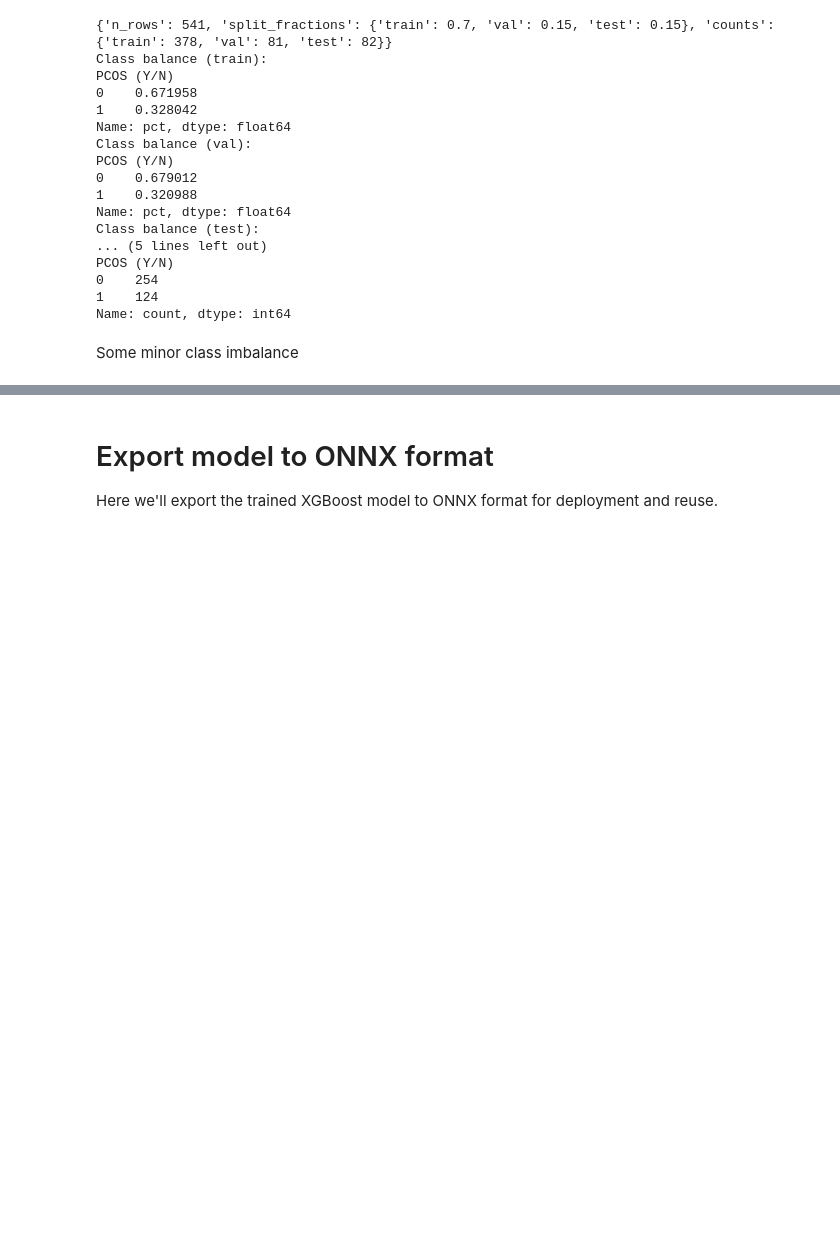
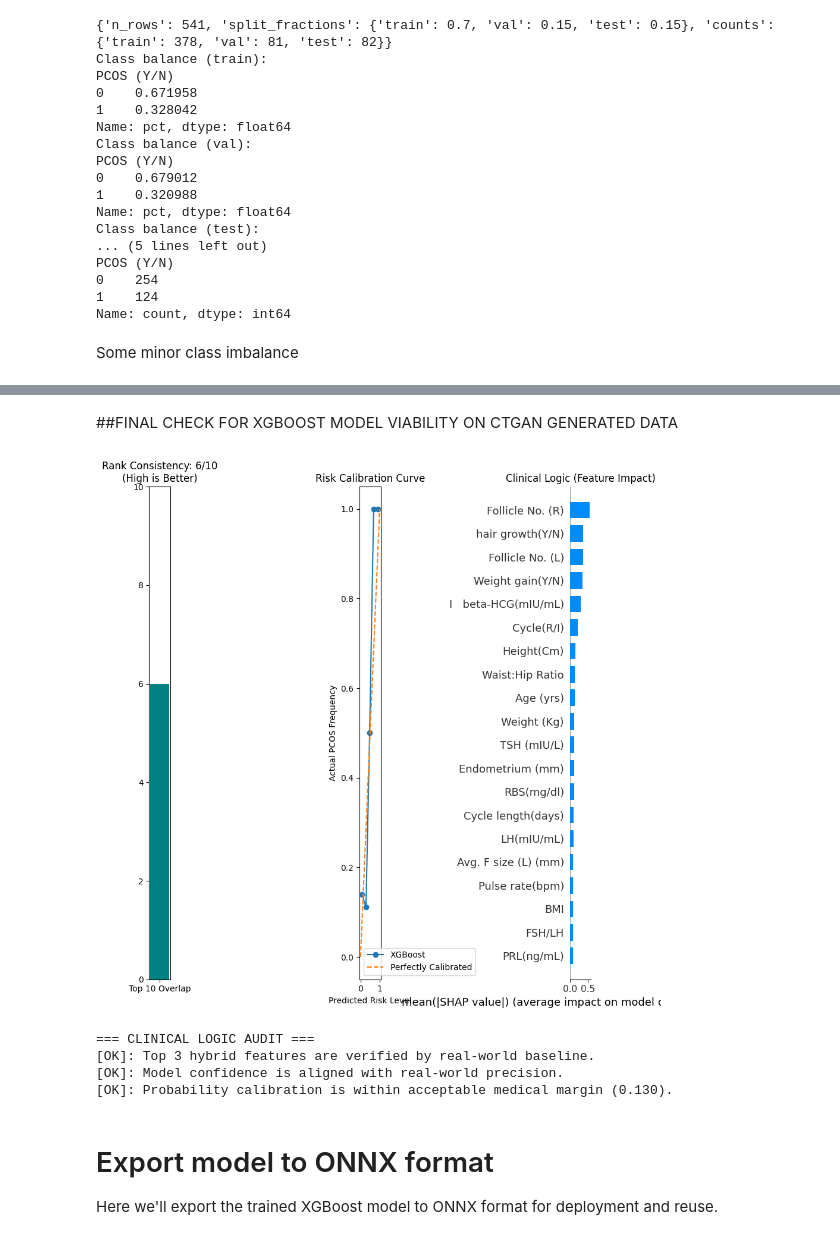
Before and after one commit to Xerass/PCOS_ML, a Jupyter notebook: TabularModel/tabularmodel.ipynb, the cells around one changed output, grey strips where cells are left out. Cells and saved outputs as stored; diff of their text form; code cells hidden in the pictures; blank space fills up the shorter version.

```diff
--- a/TabularModel/tabularmodel.ipynb
+++ b/TabularModel/tabularmodel.ipynb
@@ -361,3 +634,83 @@ display(fi)
+# %% [markdown]
+##FINAL CHECK FOR XGBOOST MODEL VIABILITY ON CTGAN GENERATED DATA
+# %%
+import shap
+from sklearn.calibration import calibration_curve
+from sklearn.ensemble import RandomForestClassifier
+
+# we use a XGB on purely real data to see what the "Natural" top features are
+real_baseline = XGBClassifier(n_estimators=100, max_depth=3, random_state=42)
+real_baseline.fit(X_train, y_train)
+
+#check for feature rank consistency
+hybrid_fi = pd.Series(model.feature_importances_, index=X_train.columns).sort_values(ascending=False)
+real_fi = pd.Series(real_baseline.feature_importances_, index=X_train.columns).sort_values(ascending=False)
+
+#SHAP ANALYSIS to see how features contribute to a prediction
+explainer = shap.TreeExplainer(model)
+shap_values = explainer.shap_values(X_test)
+
+# --- VISUALIZATION ---
+plt.figure(figsize=(18, 5))
+
+# Plot A: Feature Rank Correlation (Are the "Tells" consistent?)
+plt.subplot(1, 3, 1)
+top_10_hybrid = hybrid_fi.head(10).index
+top_10_real = real_fi.head(10).index
+overlap = len(set(top_10_hybrid).intersection(set(top_10_real)))
+plt.bar(["Top 10 Overlap"], [overlap], color='teal')
+plt.ylim(0, 10)
+plt.title(f"Rank Consistency: {overlap}/10\n(High is Better)")
+
+# Plot B: Probability Calibration (Is '70% Risk' real?)
+plt.subplot(1, 3, 2)
+prob_true, prob_pred = calibration_curve(y_test, test_scores, n_bins=5)
+plt.plot(prob_pred, prob_true, marker='o', label='XGBoost')
+plt.plot([0, 1], [0, 1], linestyle='--', label='Perfectly Calibrated')
+plt.xlabel("Predicted Risk Level")
+plt.ylabel("Actual PCOS Frequency")
+plt.title("Risk Calibration Curve")
+plt.legend()
+
+# Plot C: SHAP Summary (Directional Sanity Check)
+plt.subplot(1, 3, 3)
+# Note: We use plt.sca to force SHAP into the subplot
+shap.summary_plot(shap_values, X_test, plot_type="bar", show=False)
+plt.title("Clinical Logic (Feature Impact)")
+
+plt.tight_layout()
+plt.show()
+
+# --- CLINICAL LOGIC AUDIT ---
+print("\n=== CLINICAL LOGIC AUDIT ===")
+
+# Check 1: Feature Stability
+critical_match = all(feat in real_fi.head(7).index for feat in hybrid_fi.head(3).index)
+if critical_match:
+    print("[OK]: Top 3 hybrid features are verified by real-world baseline.")
+else:
+    print("[ERROR]: Top hybrid features differ significantly from real baseline. Audit CTGAN fidelity.")
+
+# Check 2: Over-confidence vs Precision
+max_prob = test_scores.max()
+precision_05 = test_summary.get('Precision@0.5', 0)
+if max_prob > 0.95 and precision_05 < 0.75:
+    print(f"[ERROR]: Over-confidence detected. Max Prob {max_prob:.2f} but Precision {precision_05:.2f}.")
+else:
+    print("[OK]: Model confidence is aligned with real-world precision.")
+
+# Check 3: Calibration Deviation
+calibration_error = np.mean(np.abs(prob_true - prob_pred))
+if calibration_error > 0.15:
+    print(f"[ERROR]: High Calibration Bias ({calibration_error:.3f}). Risk levels may be misleading.")
+else:
+    print(f"[OK]: Probability calibration is within acceptable medical margin ({calibration_error:.3f}).")
+# %% [output]
+[figure, added]
+=== CLINICAL LOGIC AUDIT ===
+[OK]: Top 3 hybrid features are verified by real-world baseline.
+[OK]: Model confidence is aligned with real-world precision.
+[OK]: Probability calibration is within acceptable medical margin (0.130).
 # %% [markdown]
 # Export model to ONNX format
 Here we'll export the trained XGBoost model to ONNX format for deployment and reuse.
```
Also changed, not shown: parts of 22 cells of this notebook, 3 other files.
